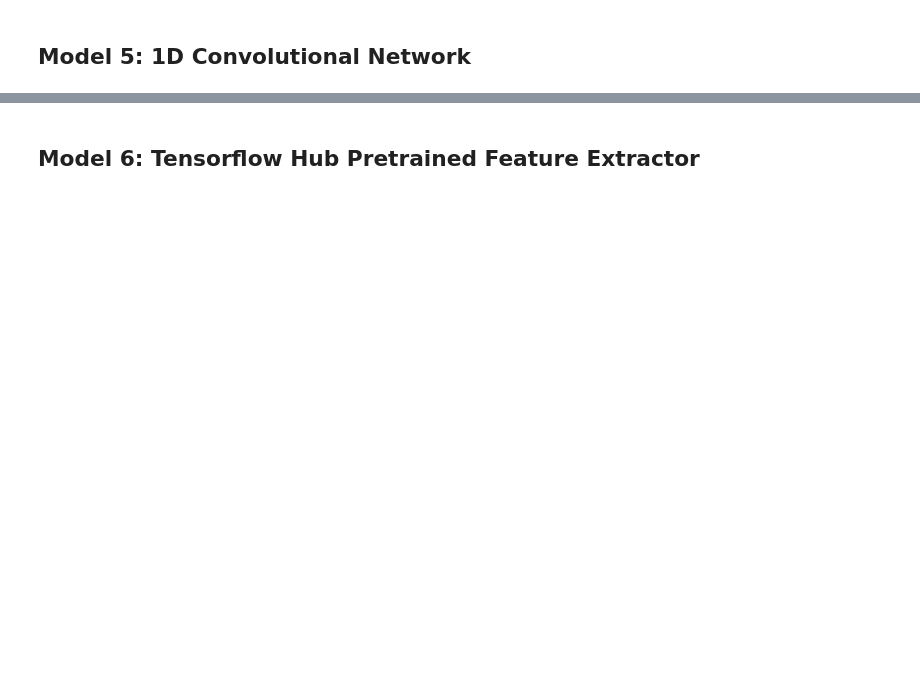
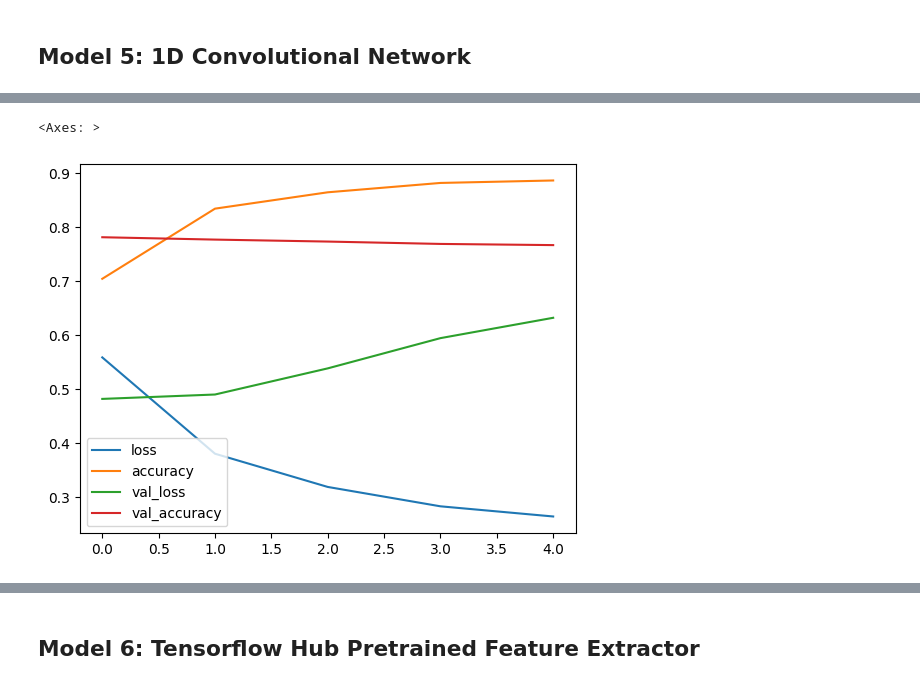
Before and after one commit to poolGolez/tf-playground, a Jupyter notebook: NLP_Fundamentals_Follow_Through.ipynb, the cells around one changed output, grey strips where cells are left out. Saved outputs shown, nothing was run; the diff lists cells and outputs as text; code cells hidden in the pictures; blank space fills up the shorter version.

```diff
--- a/NLP_Fundamentals_Follow_Through.ipynb
+++ b/NLP_Fundamentals_Follow_Through.ipynb
@@ -681,2 +686,17 @@ score_predictions(y_val, model_4_predictions)
 # %% [markdown]
 ## Model 5: 1D Convolutional Network
+# %%
+from tensorflow.keras.layers import Conv1D, GlobalAveragePooling1D
+
+def build_model_5():
+  return tf.keras.Sequential([
+      Input(shape=(1,), dtype=tf.string),
+      vectorizer,
+      make_embedding(),
+      Conv1D(64, 5, padding='same'),
+      GlobalAveragePooling1D(),
+      Dense(1, activation='sigmoid')
+  ])
+
+model_5 = build_model_5()
+model_5.summary()
@@ -682,0 +721,10 @@ score_predictions(y_val, model_4_predictions)
+# %%
+model_5.compile(
+    loss=tf.keras.losses.BinaryCrossentropy(),
+    optimizer=tf.keras.optimizers.Adam(),
+    metrics=["accuracy"]
+)
+
+model_5_history = model_5.fit(X_train, y_train,
+                              epochs=5,
+                              validation_split=0.2)
@@ -682,0 +742,5 @@ score_predictions(y_val, model_4_predictions)
+# %%
+pd.DataFrame(model_5_history.history).plot()
+# %% [output]
+<Axes: >
+[figure, added]
```
Also changed, not shown: parts of 52 cells of this notebook.
